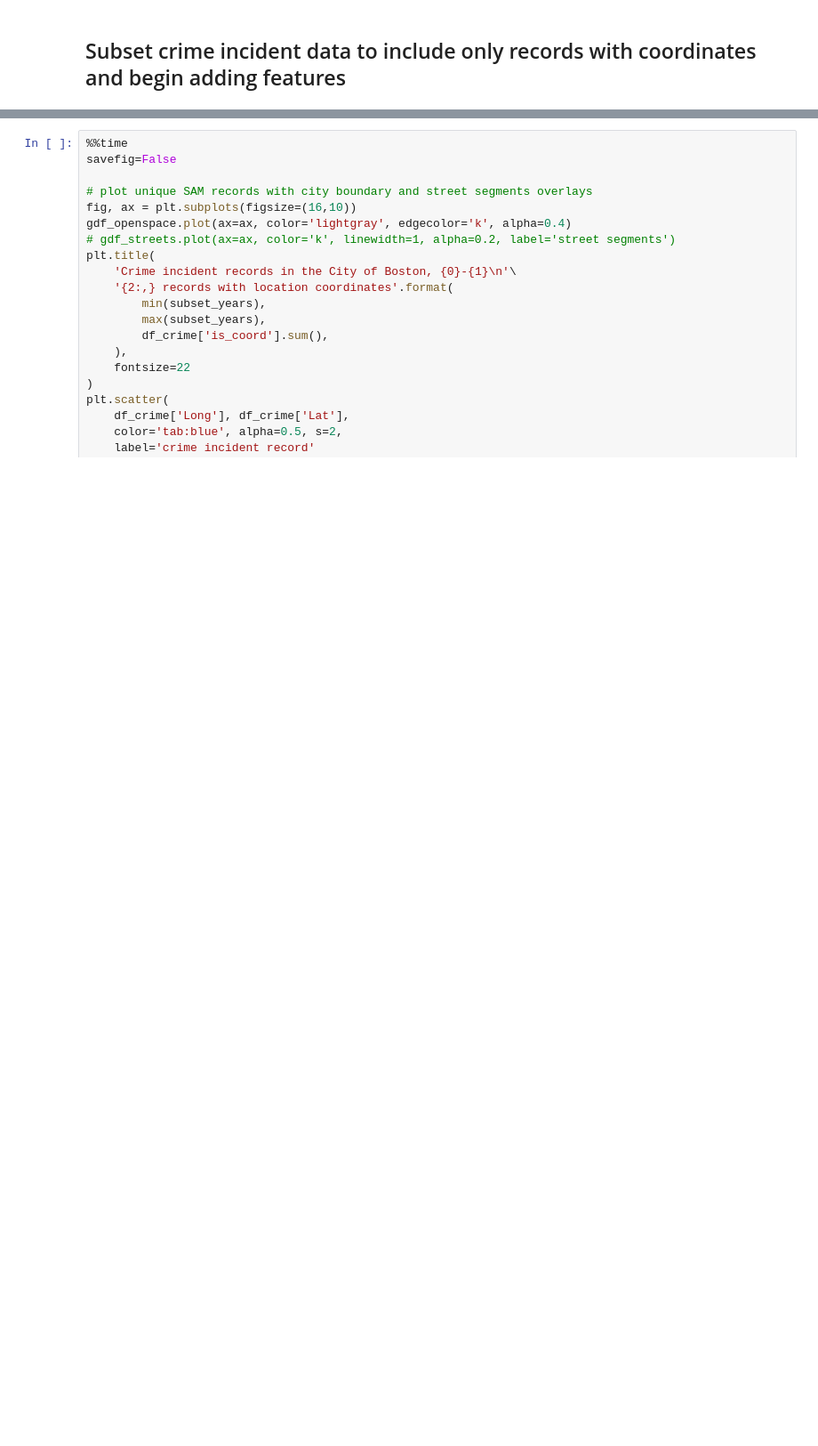
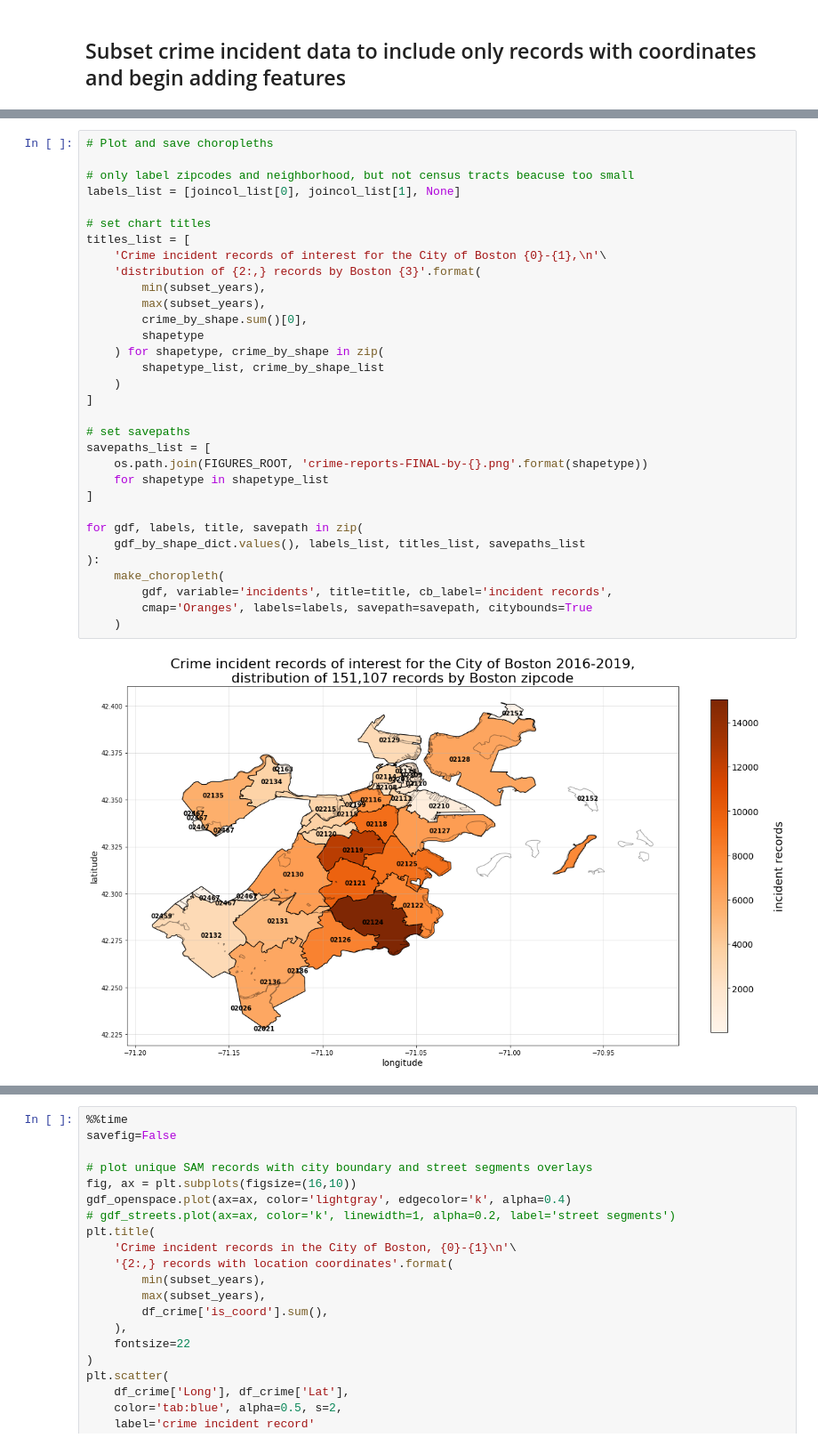
Before and after one commit to sedelmeyer/predicting-crime, a Jupyter notebook: notebooks/009_EDA_crime_incident_reports.ipynb, the cells around one changed output, grey strips where cells are left out. Shown at 89% size. Drawn from its saved outputs; the diff is of its cells as text; blank space fills up the shorter version.

```diff
--- a/notebooks/009_EDA_crime_incident_reports.ipynb
+++ b/notebooks/009_EDA_crime_incident_reports.ipynb
@@ -1173,0 +1420,34 @@ The new crime incident dataset subsetted to include only records with coordinate
+# %%
+# Plot and save choropleths
+
+# only label zipcodes and neighborhood, but not census tracts beacuse too small
+labels_list = [joincol_list[0], joincol_list[1], None]
+
+# set chart titles
+titles_list = [
+    'Crime incident records of interest for the City of Boston {0}-{1},\n'\
+    'distribution of {2:,} records by Boston {3}'.format(
+        min(subset_years),
+        max(subset_years),
+        crime_by_shape.sum()[0],
+        shapetype
+    ) for shapetype, crime_by_shape in zip(
+        shapetype_list, crime_by_shape_list
+    )
+]
+
+# set savepaths
+savepaths_list = [
+    os.path.join(FIGURES_ROOT, 'crime-reports-FINAL-by-{}.png'.format(shapetype))
+    for shapetype in shapetype_list
+]
+
+for gdf, labels, title, savepath in zip(
+    gdf_by_shape_dict.values(), labels_list, titles_list, savepaths_list
+):
+    make_choropleth(
+        gdf, variable='incidents', title=title, cb_label='incident records',
+        cmap='Oranges', labels=labels, savepath=savepath, citybounds=True
+    )
+# %% [output]
+[figure, added]
```
Also changed, not shown: parts of 34 cells of this notebook.
